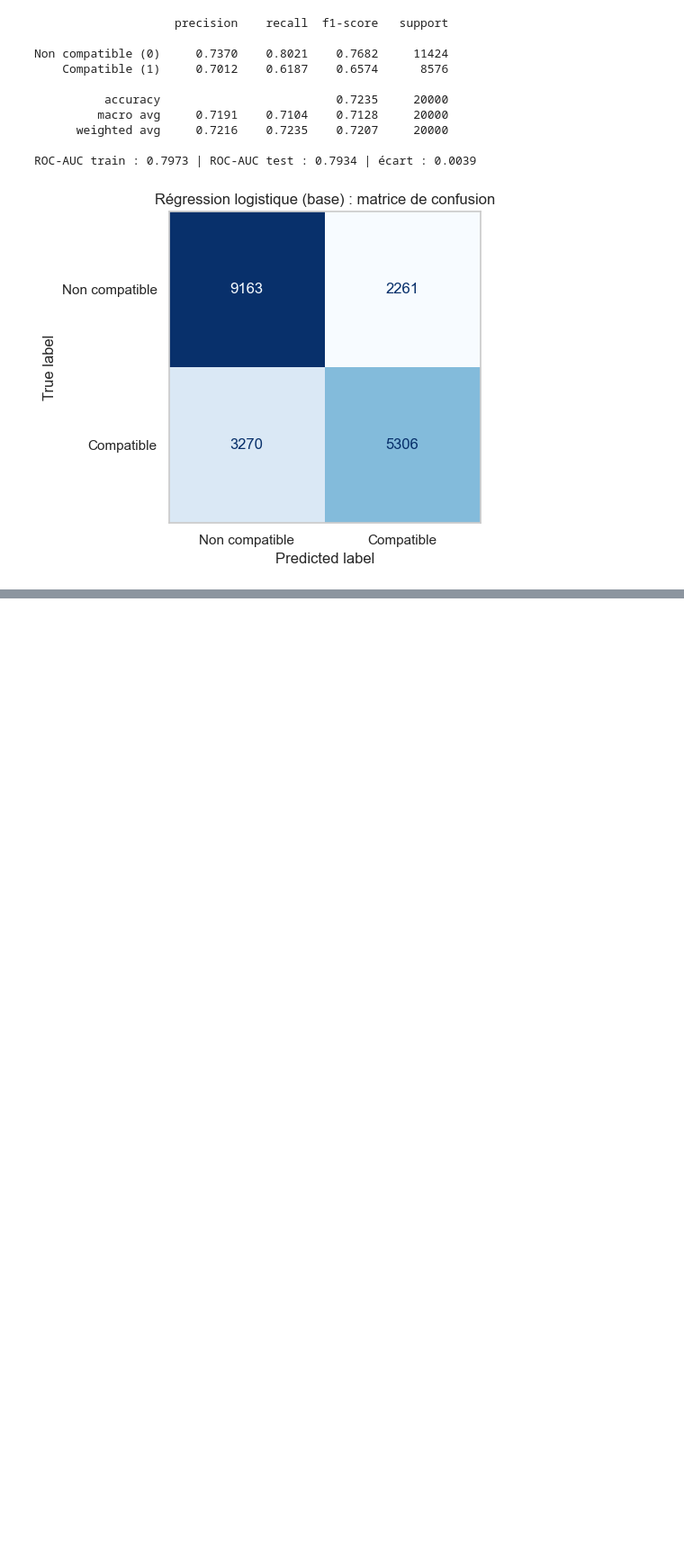
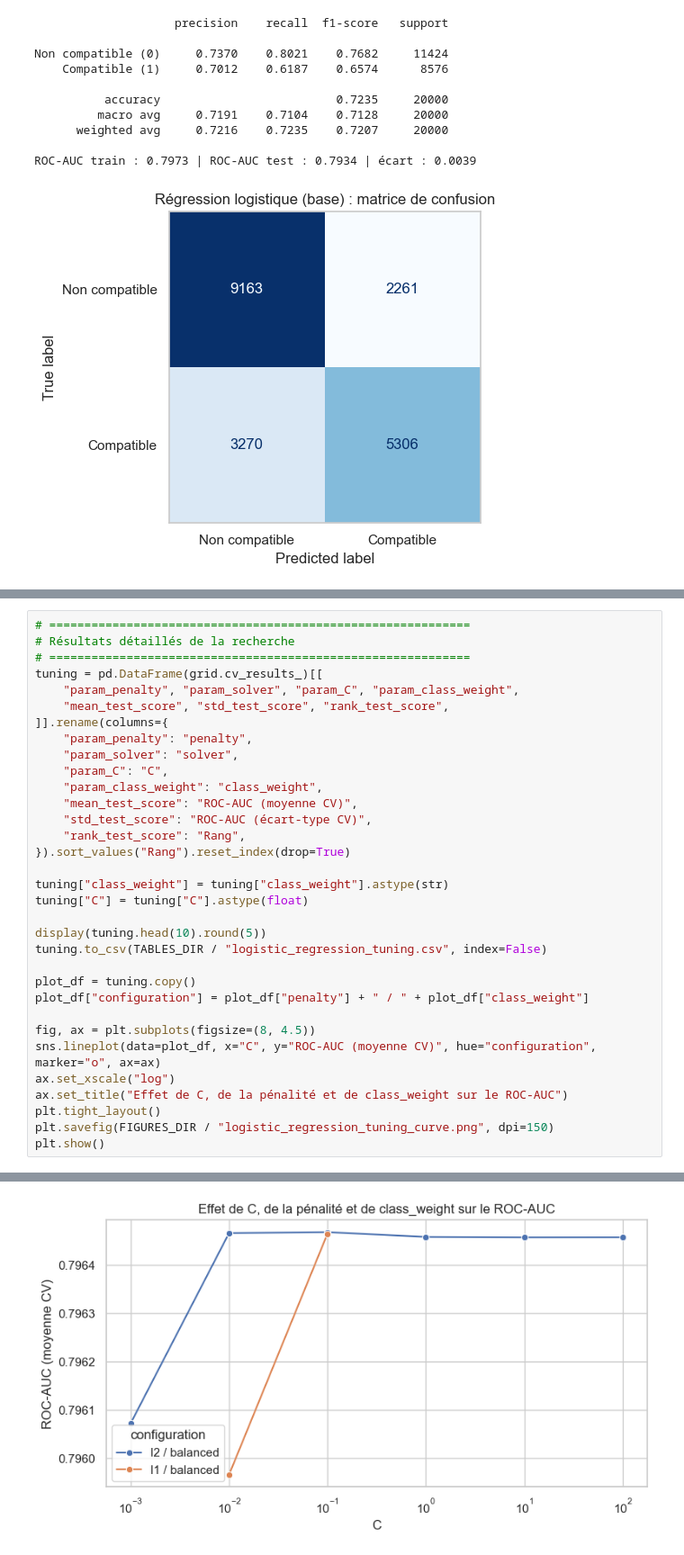
Before and after one commit to khaldamin/DM_PROJECT, a Jupyter notebook: notebooks/03_logistic_regression.ipynb, the cells around one changed output, grey strips where cells are left out. Shown at 90% size. Drawn from its saved outputs; the diff is of its cells as text; blank space fills up the shorter version.

```diff
--- a/notebooks/03_logistic_regression.ipynb
+++ b/notebooks/03_logistic_regression.ipynb
@@ -195,0 +291,34 @@ ROC-AUC train : 0.7973 | ROC-AUC test : 0.7934 | écart : 0.0039
+# %%
+# ============================================================
+# Résultats détaillés de la recherche
+# ============================================================
+tuning = pd.DataFrame(grid.cv_results_)[[
+    "param_penalty", "param_solver", "param_C", "param_class_weight",
+    "mean_test_score", "std_test_score", "rank_test_score",
+]].rename(columns={
+    "param_penalty": "penalty",
+    "param_solver": "solver",
+    "param_C": "C",
+    "param_class_weight": "class_weight",
+    "mean_test_score": "ROC-AUC (moyenne CV)",
+    "std_test_score": "ROC-AUC (écart-type CV)",
+    "rank_test_score": "Rang",
+}).sort_values("Rang").reset_index(drop=True)
+
+tuning["class_weight"] = tuning["class_weight"].astype(str)
+tuning["C"] = tuning["C"].astype(float)
+
+display(tuning.head(10).round(5))
+tuning.to_csv(TABLES_DIR / "logistic_regression_tuning.csv", index=False)
+
+plot_df = tuning.copy()
+plot_df["configuration"] = plot_df["penalty"] + " / " + plot_df["class_weight"]
+
+fig, ax = plt.subplots(figsize=(8, 4.5))
+sns.lineplot(data=plot_df, x="C", y="ROC-AUC (moyenne CV)", hue="configuration", marker="o", ax=ax)
+ax.set_xscale("log")
+ax.set_title("Effet de C, de la pénalité et de class_weight sur le ROC-AUC")
+plt.tight_layout()
+plt.savefig(FIGURES_DIR / "logistic_regression_tuning_curve.png", dpi=150)
+plt.show()
+# %% [output]
@@ -195,0 +336 @@ ROC-AUC train : 0.7973 | ROC-AUC test : 0.7934 | écart : 0.0039
+[figure, added]
```
Also changed, not shown: parts of 5 cells of this notebook, 3 other files.
